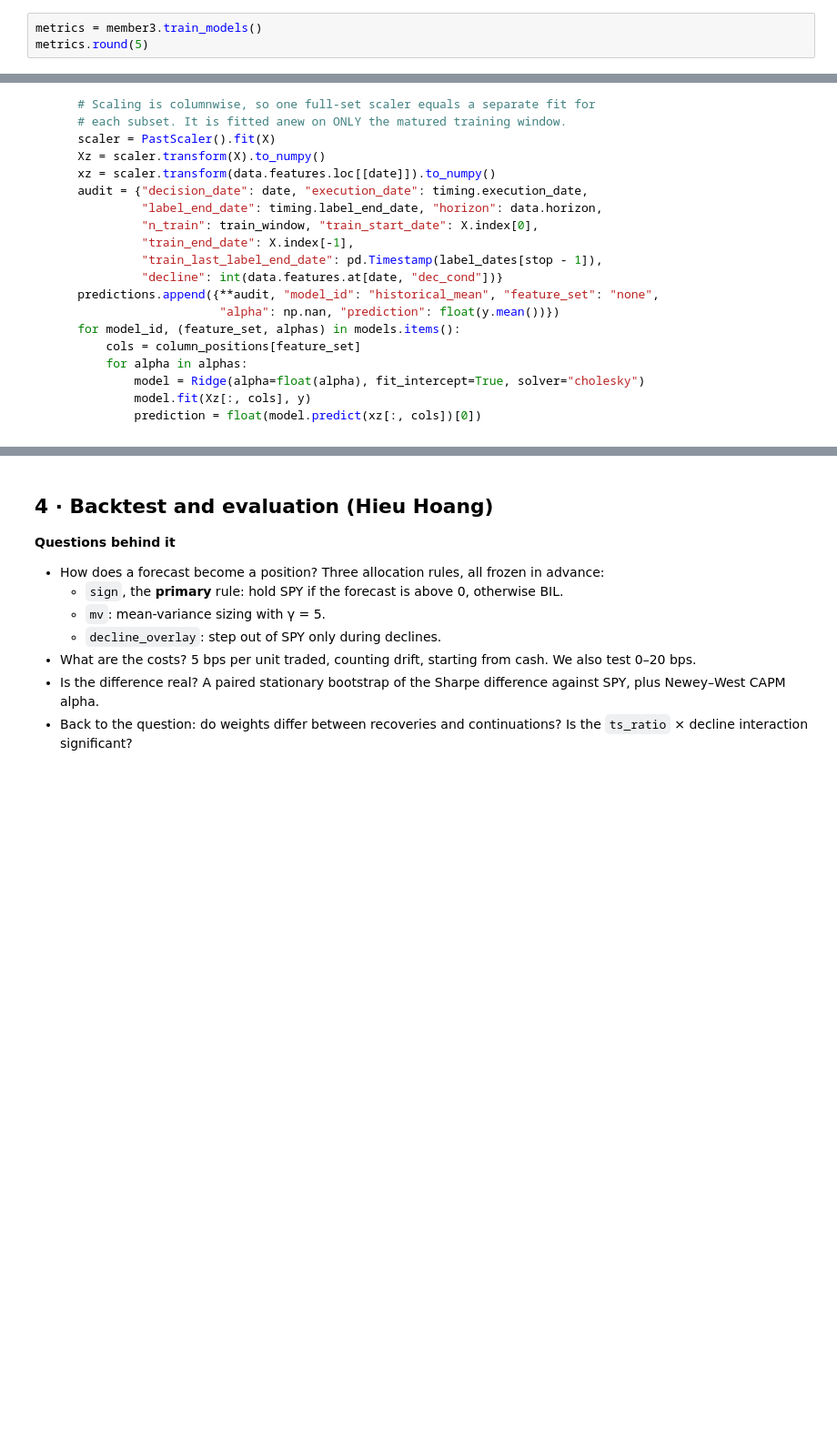
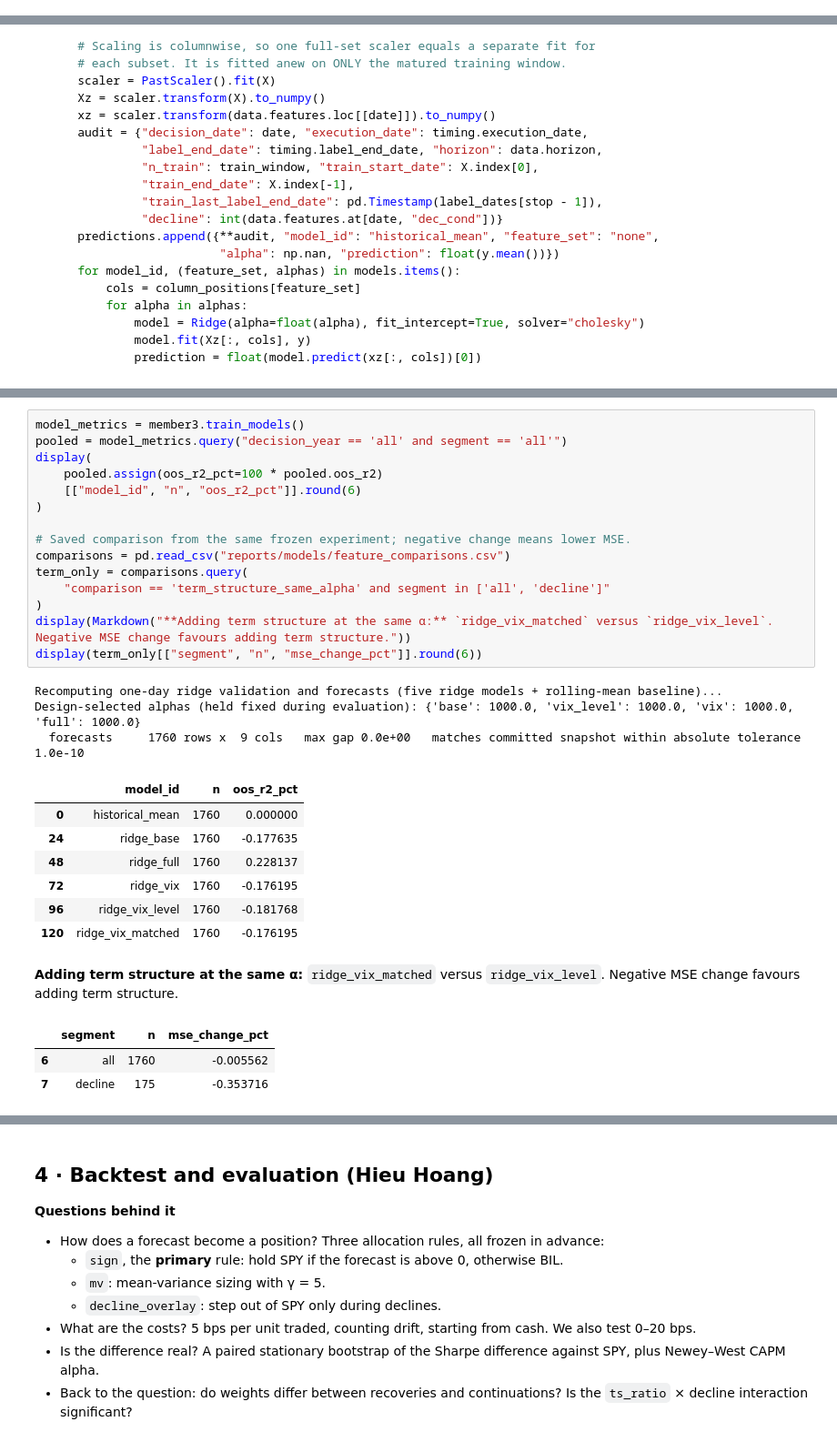
Before and after one commit to LuweiChenbot/dsa5205-vol-timing, a Jupyter notebook: notebooks/end_to_end.ipynb, the cells around one changed output, grey strips where cells are left out. Shown at 91% size. Cells and saved outputs as stored; diff of their text form; blank space fills up the shorter version.

Commit message:
Correct recording notebook and validate full snapshot coverage

```diff
--- a/notebooks/end_to_end.ipynb
+++ b/notebooks/end_to_end.ipynb
@@ -203,3 +208,0 @@ def barrier_labels(panel: pd.DataFrame, starts: pd.Series, width: pd.Series, h:
-# %%
-metrics = member3.train_models()
-metrics.round(5)
@@ -289,0 +273,30 @@ for date in dates:
+# %%
+model_metrics = member3.train_models()
+pooled = model_metrics.query("decision_year == 'all' and segment == 'all'")
+display(
+    pooled.assign(oos_r2_pct=100 * pooled.oos_r2)
+    [["model_id", "n", "oos_r2_pct"]].round(6)
+)
+
+# Saved comparison from the same frozen experiment; negative change means lower MSE.
+comparisons = pd.read_csv("reports/models/feature_comparisons.csv")
+term_only = comparisons.query(
+    "comparison == 'term_structure_same_alpha' and segment in ['all', 'decline']"
+)
+display(Markdown("**Adding term structure at the same α:** `ridge_vix_matched` versus `ridge_vix_level`. Negative MSE change favours adding term structure."))
+display(term_only[["segment", "n", "mse_change_pct"]].round(6))
+# %% [output]
+Recomputing one-day ridge validation and forecasts (five ridge models + rolling-mean baseline)...
+Design-selected alphas (held fixed during evaluation): {'base': 1000.0, 'vix_level': 1000.0, 'vix': 1000.0, 'full': 1000.0}
+  forecasts     1760 rows x  9 cols   max gap 0.0e+00   matches committed snapshot within absolute tolerance 1.0e-10
+|  | model_id | n | oos_r2_pct |
+| 0 | historical_mean | 1760 | 0.000000 |
+| 24 | ridge_base | 1760 | -0.177635 |
+| 48 | ridge_full | 1760 | 0.228137 |
+| 72 | ridge_vix | 1760 | -0.176195 |
+| 96 | ridge_vix_level | 1760 | -0.181768 |
+| 120 | ridge_vix_matched | 1760 | -0.176195 |
+**Adding term structure at the same α:** `ridge_vix_matched` versus `ridge_vix_level`. Negative MSE change favours adding term structure.
+|  | segment | n | mse_change_pct |
+| 6 | all | 1760 | -0.005562 |
+| 7 | decline | 175 | -0.353716 |
```
Also changed, not shown: parts of 18 cells of this notebook, 3 other files.
